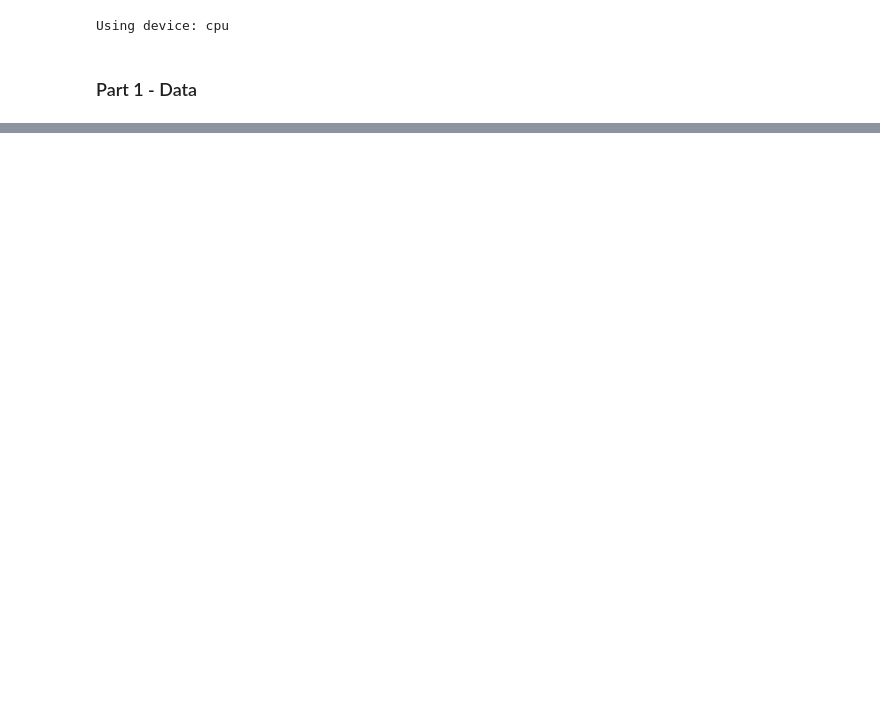
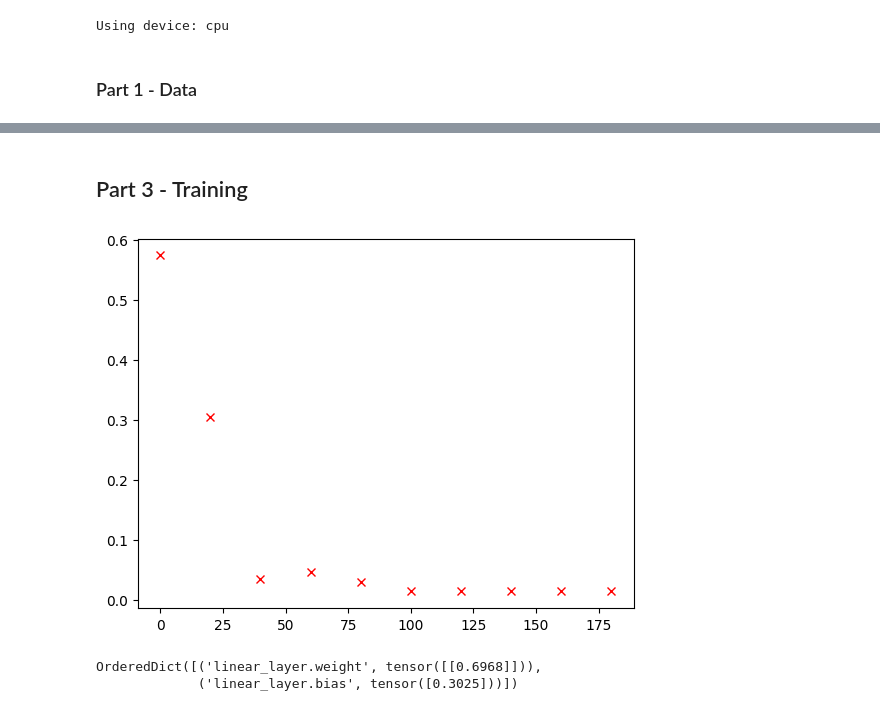
Before and after one commit to Pirate-Hunter-Zoro/Machine-Learning, a Jupyter notebook: Coursework/01_pytorch_workflow/01_pytorch_workflow_video.ipynb, the cells around one changed output, grey strips where cells are left out. Drawn from its saved outputs; the diff is of its cells as text; code cells hidden in the pictures; blank space fills up the shorter version.

Commit message:
trained next model

```diff
--- a/Coursework/01_pytorch_workflow/01_pytorch_workflow_video.ipynb
+++ b/Coursework/01_pytorch_workflow/01_pytorch_workflow_video.ipynb
@@ -576,0 +581,5 @@ Y_test = y[int(len(y)*train_ratio):]
+# %%
+# Split data
+train_split = int(0.8 * len(X))
+X_train, y_train = X[:train_split], y[:train_split]
+X_test, y_test = X[train_split:], y[train_split:]
@@ -593,0 +614,59 @@ class MyLinearRegressionModel(nn.Module):
+# %% [markdown]
+## Part 3 - Training
+# %%
+# Set up loss function
+loss_fn = nn.L1Loss()
+
+# Set up our optimizer
+optimizer = torch.optim.SGD(params=model_1.parameters(),
+                            lr=0.01)
+# %%
+# Let's write a training loop
+torch.manual_seed(42)
+
+epochs = 200
+
+# Put data on the target device
+X_train = X_train.to(device)
+y_train = y_train.to(device)
+X_test = X_test.to(device)
+Y_test = y_test.to(device)
+
+graphed_losses = []
+graphed_epochs = []
+for epoch in range(epochs):
+    model_1.train()
+
+    # Forward pass
+    y_hat_train = model_1(X_train)
+
+    # Calculate loss
+    train_loss = loss_fn(y_hat_train, y_train)
+
+    # Optimizer zero grad
+    optimizer.zero_grad()
+
+    # Calculate gradients
+    train_loss.backward()
+
+    # Update parameters
+    optimizer.step()
+
+    ### Testing
+    if epoch % (epochs / 10) == 0:
+        model_1.eval()
+        with torch.inference_mode():
+            y_hat_test = model_1(X_test)
+            test_loss = loss_fn(y_hat_test, y_test)
+            graphed_losses.append(test_loss.item())
+            graphed_epochs.append(epoch)
+
+plt.plot(graphed_epochs, graphed_losses, 'rx')
+plt.show()
+# %% [output]
+[figure, added]
+# %%
+model_1.state_dict()
+# %% [output]
+OrderedDict([('linear_layer.weight', tensor([[0.6968]])),
+             ('linear_layer.bias', tensor([0.3025]))])
```
Also changed, not shown: parts of 8 cells of this notebook.
